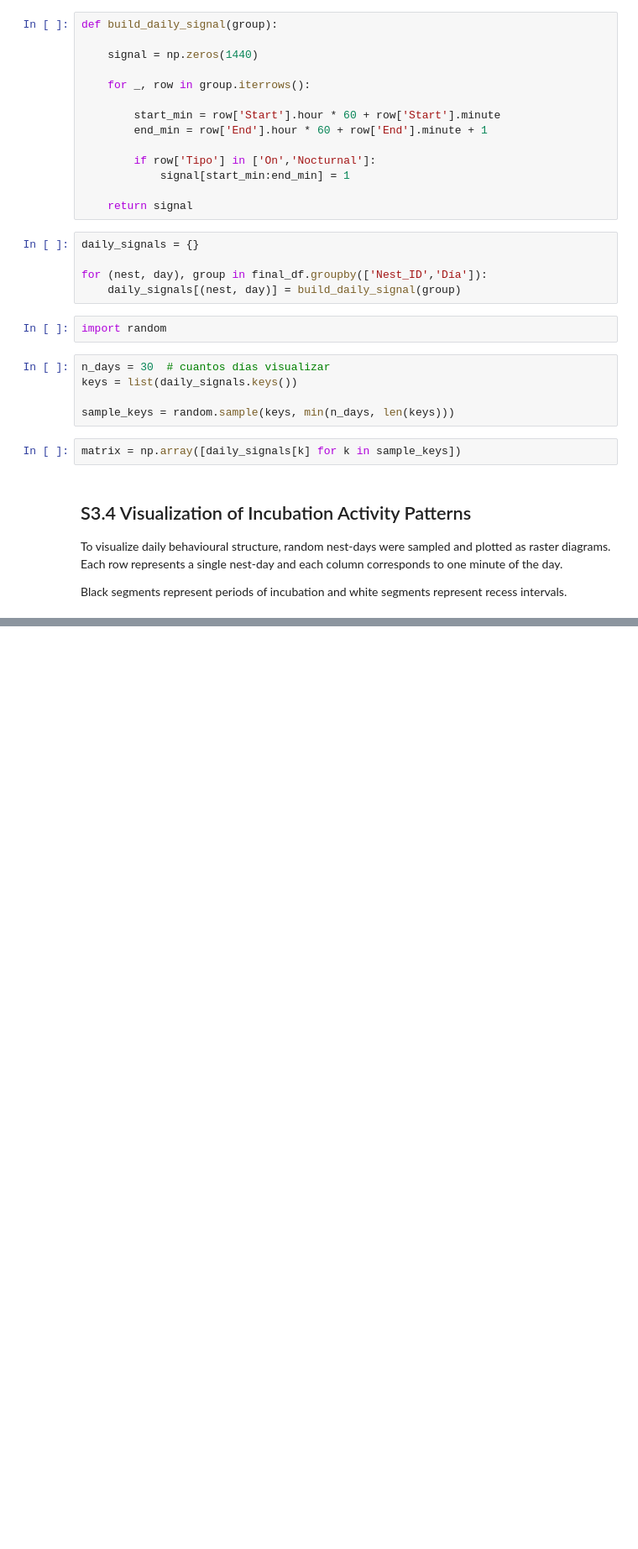
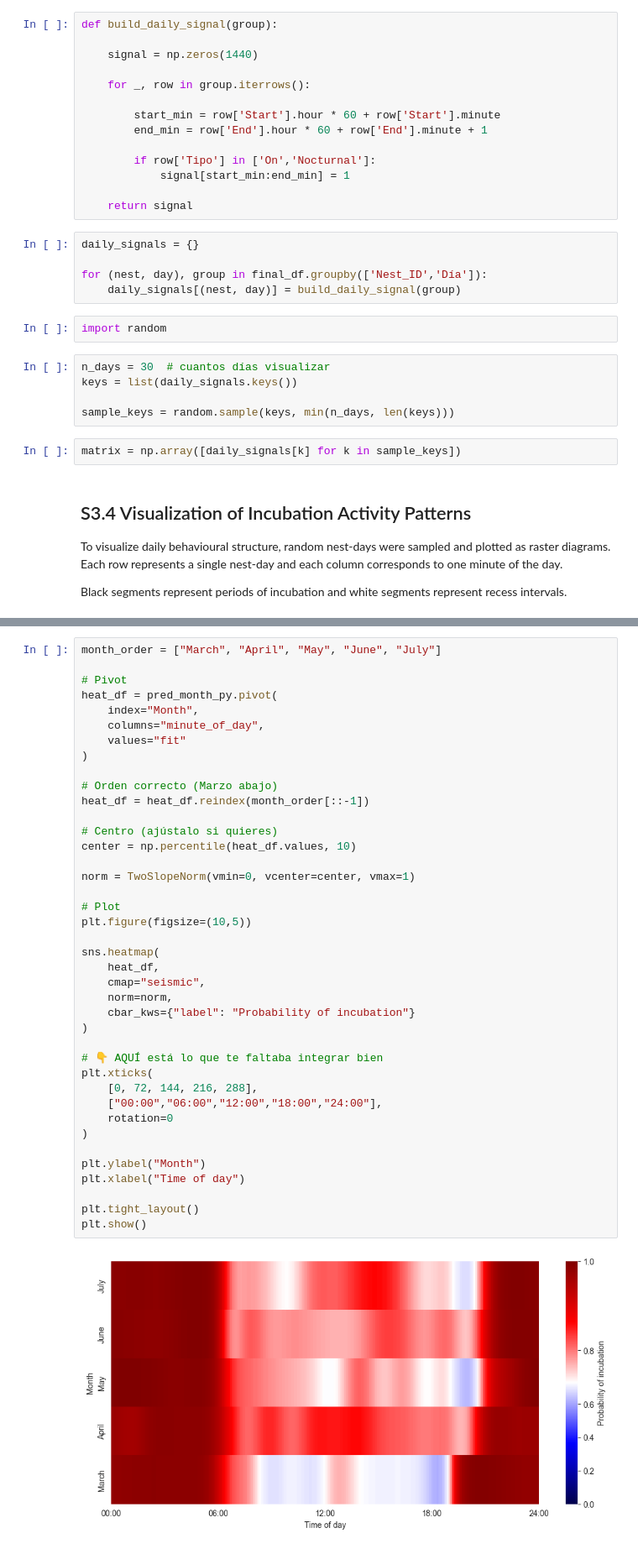
Before and after one commit to jorgelizarazo94/Mimus_sourse, a Jupyter notebook: Supplementary 3.ipynb, the cells around one changed output, grey strips where cells are left out. Shown at 84% size. Drawn from its saved outputs; the diff is of its cells as text; blank space fills up the shorter version.

```diff
--- a/Supplementary 3.ipynb
+++ b/Supplementary 3.ipynb
@@ -230,0 +550,42 @@ To quantify the regularity of the rhythm, two spectral metrics were also calcula
+# %%
+month_order = ["March", "April", "May", "June", "July"]
+
+# Pivot
+heat_df = pred_month_py.pivot(
+    index="Month",
+    columns="minute_of_day",
+    values="fit"
+)
+
+# Orden correcto (Marzo abajo)
+heat_df = heat_df.reindex(month_order[::-1])
+
+# Centro (ajústalo si quieres)
+center = np.percentile(heat_df.values, 10)
+
+norm = TwoSlopeNorm(vmin=0, vcenter=center, vmax=1)
+
+# Plot
+plt.figure(figsize=(10,5))
+
+sns.heatmap(
+    heat_df,
+    cmap="seismic",
+    norm=norm,
+    cbar_kws={"label": "Probability of incubation"}
+)
+
+# 👇 AQUÍ está lo que te faltaba integrar bien
+plt.xticks(
+    [0, 72, 144, 216, 288],
+    ["00:00","06:00","12:00","18:00","24:00"],
+    rotation=0
+)
+
+plt.ylabel("Month")
+plt.xlabel("Time of day")
+
+plt.tight_layout()
+plt.show()
+# %% [output]
+[figure, added]
```
Also changed, not shown: parts of 28 cells of this notebook.
